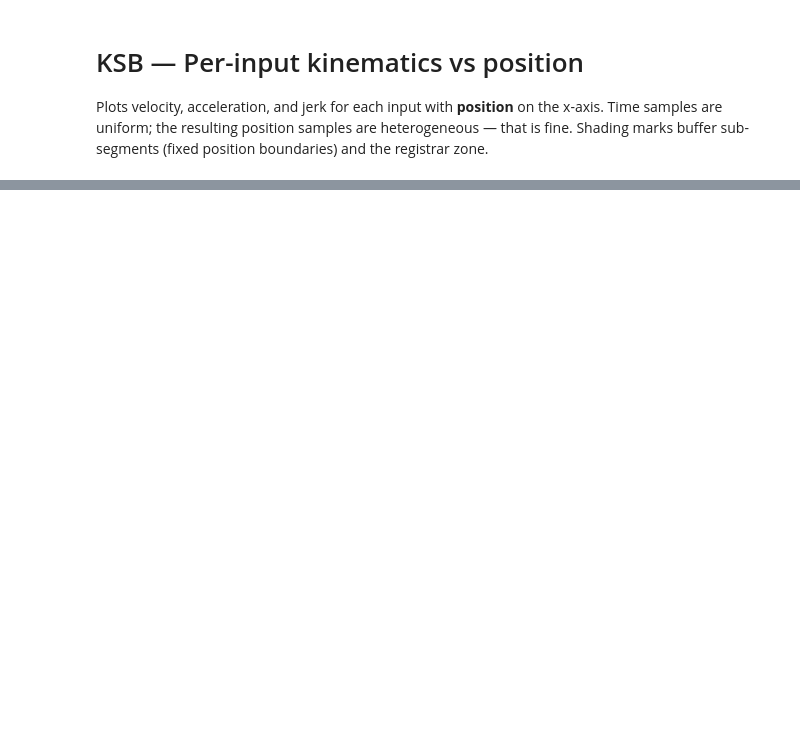
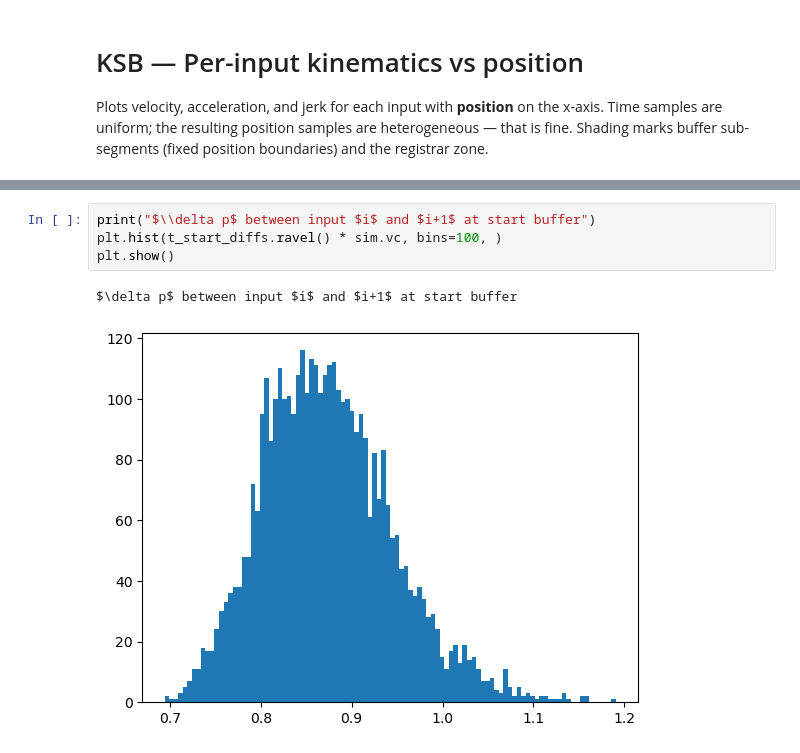
Before and after one commit to JvPost/Portfolio, a Jupyter notebook: ksb/notebooks/plot_inputs_vs_position.ipynb, the cells around one changed output, grey strips where cells are left out. Drawn from its saved outputs; the diff is of its cells as text; blank space fills up the shorter version.

```diff
--- a/ksb/notebooks/plot_inputs_vs_position.ipynb
+++ b/ksb/notebooks/plot_inputs_vs_position.ipynb
@@ -44,0 +55,7 @@ cfg
+# %%
+print("$\\delta p$ between input $i$ and $i+1$ at start buffer")
+plt.hist(t_start_diffs.ravel() * sim.vc, bins=100, )
+plt.show()
+# %% [output]
+$\delta p$ between input $i$ and $i+1$ at start buffer
+[figure, added]
```
Also changed, not shown: parts of 9 cells of this notebook, 10 other files.
